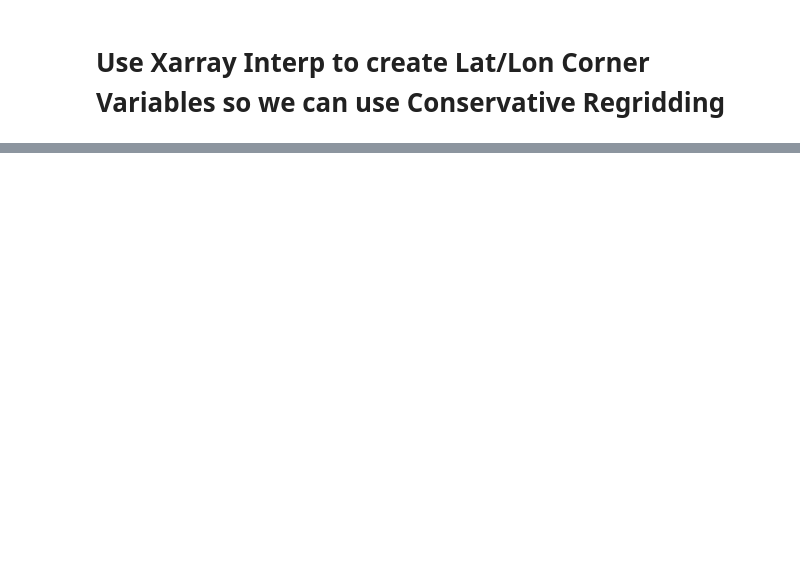
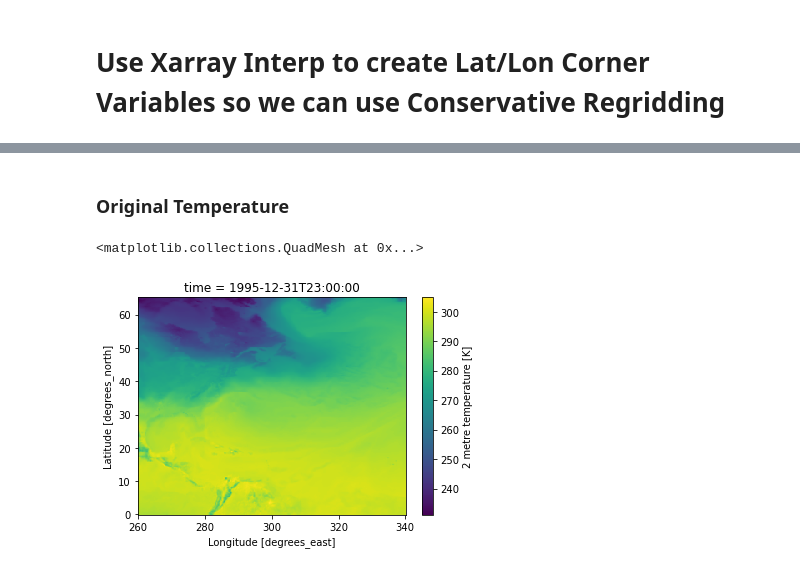
Before and after one commit to jsimkins2/nwa25, a Jupyter notebook: setup/forcing/test_flood_era5.ipynb, the cells around one changed output, grey strips where cells are left out. Cells and saved outputs as stored; diff of their text form; code cells hidden in the pictures; blank space fills up the shorter version.

```diff
--- a/setup/forcing/test_flood_era5.ipynb
+++ b/setup/forcing/test_flood_era5.ipynb
@@ -703,0 +172,7 @@ era.t2m[0].plot()
+# %% [markdown]
+### Original Temperature
+# %%
+xr.open_dataset(era5_file).t2m[0].plot()
+# %% [output]
+<matplotlib.collections.QuadMesh at 0x...>
+[figure, added]
```
Also changed, not shown: parts of 67 cells of this notebook, 4 other files.
